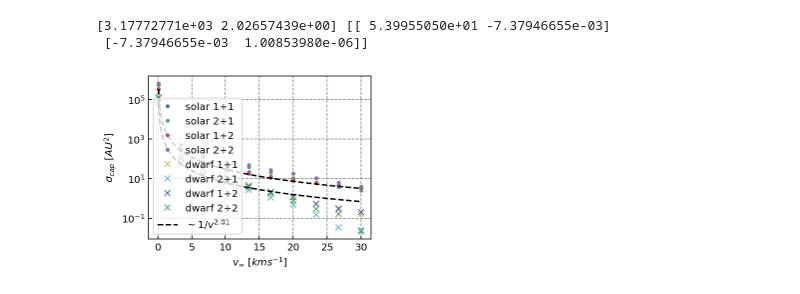
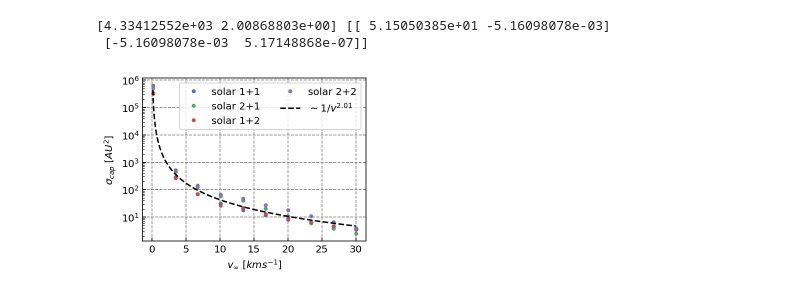
Before and after one commit to YihanWangAstro/planet-app, a Jupyter notebook: process/planet-app.ipynb, the cells around one changed output. Saved outputs shown, nothing was run; the diff lists cells and outputs as text; code cells hidden in the pictures.

Commit message:
unequal mass scattering

```diff
--- a/process/planet-app.ipynb
+++ b/process/planet-app.ipynb
@@ -580,6 +652,9 @@ dbbdf=pd.DataFrame(pd.read_csv('solar/d-binary-binary.csv',skipinitialspace=True
 # %%
 def fitting(x,a,b):
     return a/x**b
+
+def logave(a,b,c,d):
+    return 10** ((np.log10(a) + np.log10(b) + np.log10(c) + np.log10(d))/4)
 
 from scipy import optimize
 
@@ -607,46 +682,48 @@ sbx, sby, sbe=end_c(sbdf)
 bsx, bsy, bse=end_c(bsdf)
 bbx, bby, bbe=end_c(bbdf)
 
-
-
 dssx, dssy, dsse = end_c(dssdf)
 dsbx, dsby, dsbe=end_c(dsbdf)
 dbsx, dbsy, dbse=end_c(dbsdf)
 dbbx, dbby, dbbe=end_c(dbbdf)
+
+ave_sy = logave(np.array(ssy), np.array(sby), np.array(bsy), np.array(bby))
+
+ave_dy = logave(np.array(dssy), np.array(dsby), np.array(dbsy), np.array(dbby))
 
 fig=plt.figure(figsize=(4,3))
 
 plt.plot(ssx,ssy,'.',label='solar 1+1')
 plt.plot(sbx,sby,'.',label='solar 2+1')
 plt.plot(bsx,bsy,'.',label='solar 1+2')
 plt.plot(bbx,bby,'.',label='solar 2+2')
 
-plt.plot(dssx,dssy,'x',label='dwarf 1+1')
-plt.plot(dsbx,dsby,'x',label='dwarf 2+1')
-plt.plot(dbsx,dbsy,'x',label='dwarf 1+2')
-plt.plot(dbbx,dbby,'x',label='dwarf 2+2')
+#plt.plot(dssx,dssy,'x',label='dwarf 1+1')
+#plt.plot(dsbx,dsby,'x',label='dwarf 2+1')
+#plt.plot(dbsx,dbsy,'x',label='dwarf 1+2')
+#plt.plot(dbbx,dbby,'x',label='dwarf 2+2')
 
-a,b = optimize.curve_fit(fitting, (ssx), (ssy), p0=[10**4, 2],check_finite=True,absolute_sigma=True)
+a,b = optimize.curve_fit(fitting, ssx, ave_sy, p0=[10**4, 2], check_finite=True,absolute_sigma=True)
 
-da,db = optimize.curve_fit(fitting, (dssx), (dssy), p0=[10**4, 2],check_finite=True,absolute_sigma=True)
+#da,db = optimize.curve_fit(fitting, dssx, ave_dy, p0=[0.2*10**4, 2], check_finite=True,absolute_sigma=True)
 
 print(a,b)
 v=np.linspace(0.1,30,1000)
 
-plt.plot(v,a[0]/v**a[1],'k--',label='$\sim 1/v^{2.01}$')
+plt.plot(v, a[0]/v**a[1], 'k--', label='$\sim 1/v^{2.01}$')
 
-plt.plot(v,da[0]/v**da[1],'k--')
+#plt.plot(v, da[0]/v**da[1], 'k--')
 
 plt.yscale('log')
 
 #plt.xscale('log')
-plt.legend()
+plt.legend(loc=1,ncol=2)
 plt.xlabel('$v_\infty$ [$kms^{-1}$]')
 plt.ylabel('$\sigma_{cap}$ [$AU^2$]')
 plt.grid(True)
-#savefig(plt,'d-capture')
+savefig(plt,'capture')
 # %% [output]
-[3.17772771e+03 2.02657439e+00] [[ 5.39955050e+01 -7.37946655e-03]
- [-7.37946655e-03  1.00853980e-06]]
+[4.33412552e+03 2.00868803e+00] [[ 5.15050385e+01 -5.16098078e-03]
+ [-5.16098078e-03  5.17148868e-07]]
-[figure, old version]
+[figure, new version]
 # %%
```
Also changed, not shown: parts of 10 cells of this notebook, 1 other file.
